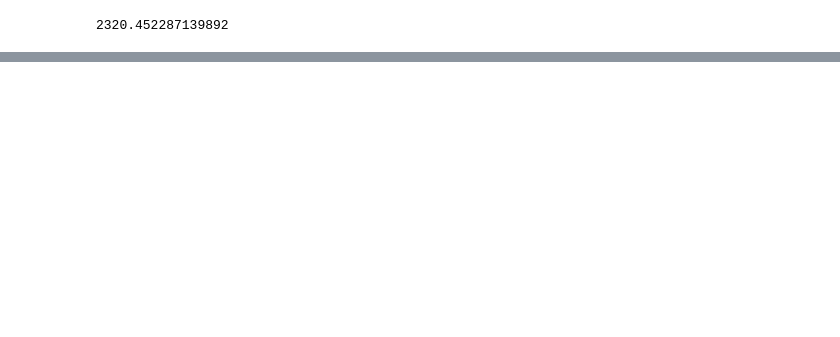
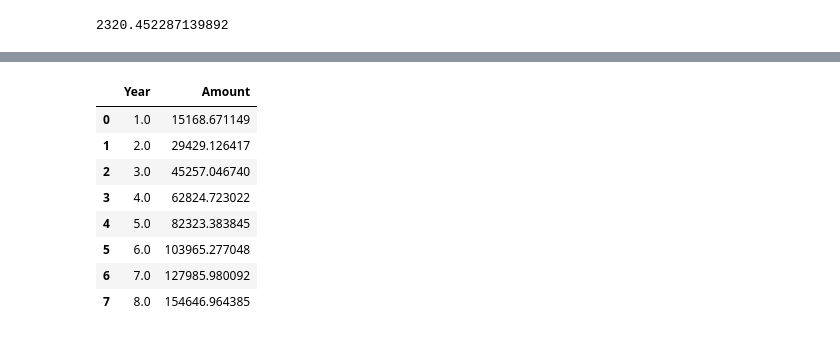
Before and after one commit to sspalding/Financial-Model, a Jupyter notebook: Individual Stock Data Collection and Wrangling.ipynb, the cells around one changed output, grey strips where cells are left out. Saved outputs shown, nothing was run; the diff lists cells and outputs as text; code cells hidden in the pictures; blank space fills up the shorter version.

```diff
--- a/PreparingData.ipynb
+++ b/Individual Stock Data Collection and Wrangling.ipynb
@@ -158,19 +159,20 @@ interestRate('FXAIX')
 # %%
 # compounding calculation
-def compundingCalc (ticker, monthly_investment, years_future_invest):
-    Principal = calcCurrentWorth(ticker)
-    interest = interestRate(ticker)
-    compunding_period = 12
-    year = years_future_invest
-    monthly_contribution = monthly_investment
-
+def compoundingCalc (ticker, monthly_investment, years_future_invest):
+    # assign the variables for our calculation
+    principal = calcCurrentWorth(ticker)            # find the current worth of the stock
+    interest = interestRate(ticker)                 # find the growth rate of the stock over the past five years
+    compounding_period = 12                         # assign how often the interest will compound, 12 = monthly
+    year = years_future_invest                      # assign how lond the user plans to invest for
+    monthly_contribution = monthly_investment       # assign how much the user plans to invest in this stock per month
+    # create a dataframe to gold our results
     results = pd.DataFrame(columns = ['Year', 'Amount'])
 
-    for i in range(1,t+1):
+    # itereate through the years the user plans to invest for
+    for i in range(1,year+1):
         Year = i
-        Amount = P*np.power((1 + r / n), n * i)+(M)*(np.power((1+ r / n ), n * i)-1)/(r / n)
+        # perform the actual calculation
+        Amount = principal*np.power((1 + interest / compounding_period), compounding_period * i)+(monthly_contribution)*(np.power((1 + interest / compounding_period), compounding_period * i)-1)/(interest / compounding_period)
+        # add the results to the dataframe
         results =  results.append({'Year': Year, 'Amount': Amount}, ignore_index = True)
-
-    #results['Year'] = results['Year'].astype('int')
-
     return results
@@ -188,0 +179,12 @@ def createGrowthPrediction (ticker, monthly_investment, years_future_invest):
+# %%
+compoundingCalc('FXAIX',1000,8)
+# %% [output]
+|  | Year | Amount |
+| 0 | 1.0 | 15168.671149 |
+| 1 | 2.0 | 29429.126417 |
+| 2 | 3.0 | 45257.046740 |
+| 3 | 4.0 | 62824.723022 |
+| 4 | 5.0 | 82323.383845 |
+| 5 | 6.0 | 103965.277048 |
+| 6 | 7.0 | 127985.980092 |
+| 7 | 8.0 | 154646.964385 |
```
Also changed, not shown: parts of 18 cells of this notebook, 2 other files.
